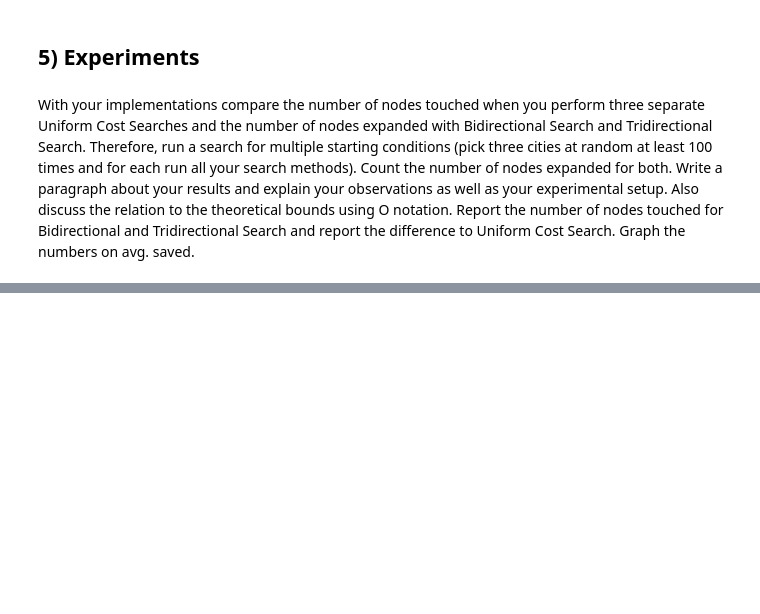
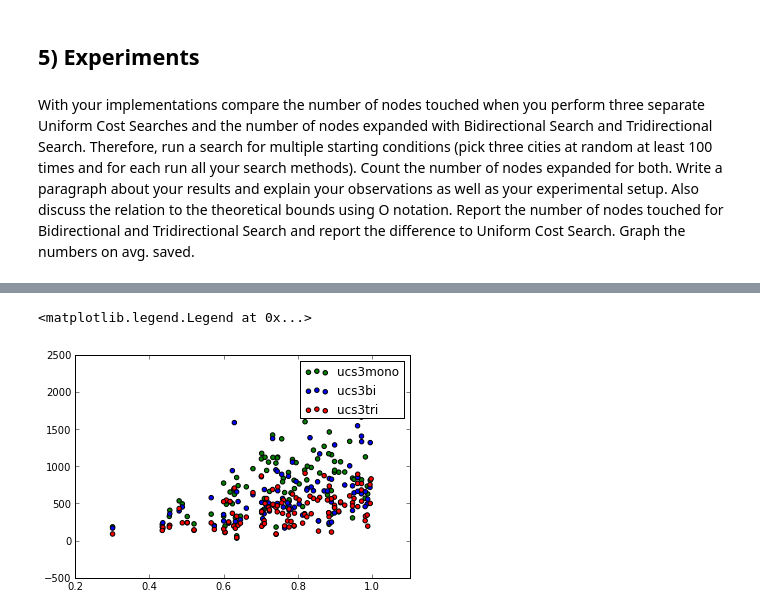
Before and after one commit to HoodPanther/CS6601, a Jupyter notebook: HW/HW1/Search.ipynb, the cells around one changed output, grey strips where cells are left out. Drawn from its saved outputs; the diff is of its cells as text; code cells hidden in the pictures; blank space fills up the shorter version.

```diff
--- a/HW/HW1/Search.ipynb
+++ b/HW/HW1/Search.ipynb
@@ -659,0 +804,10 @@ df['perimeter'].plot(); plt.legend(loc='best')
+# %%
+fig1 = pyplot.figure()
+ax = fig1.add_subplot(111)
+p = ax.scatter(df.perimeter, dff.ucs3mono, c  = 'g', label='ucs3mono')
+p = ax.scatter(df.perimeter, dff.ucs3bi, c  = 'b', label='ucs3bi')
+p = ax.scatter(df.perimeter, dff.ucs3tri, c  = 'r', label='ucs3tri')
+plt.legend(loc='best')
+# %% [output]
+<matplotlib.legend.Legend at 0x...>
+[figure, added]
```
Also changed, not shown: parts of 9 cells of this notebook, 1 other file.
